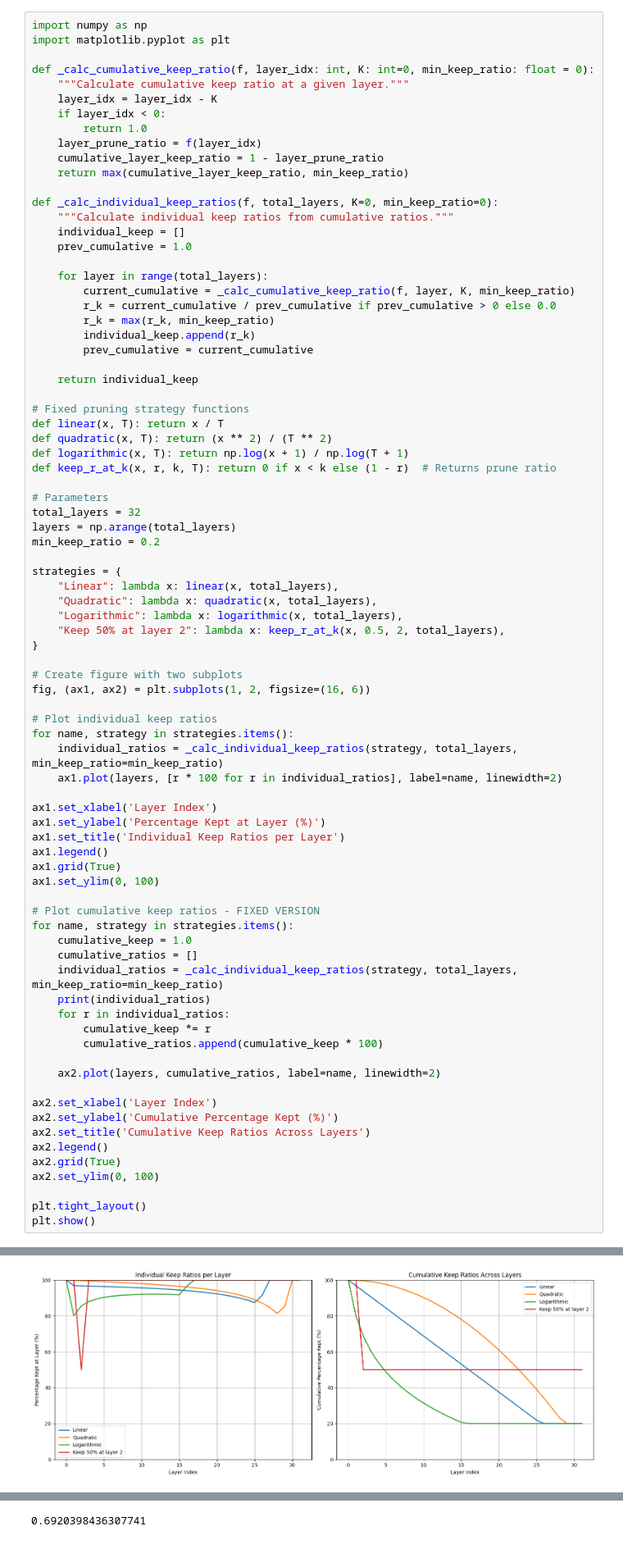
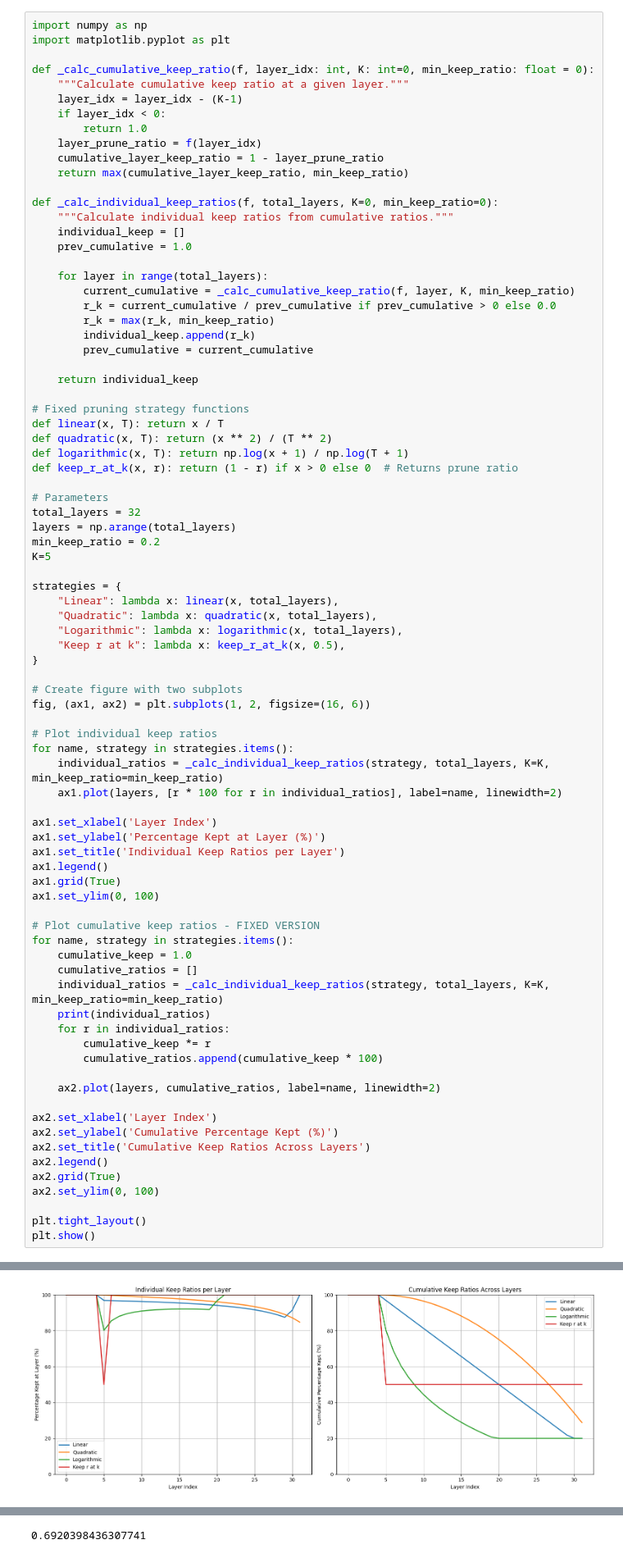
Before and after one commit to kinggongzilla/FastV, a Jupyter notebook: misc.ipynb, the cells around one changed output, grey strips where cells are left out. Shown at 82% size. Saved outputs shown, nothing was run; the diff lists cells and outputs as text.

Commit message:
fix to same K for keep_r_at_k and other strategies

```diff
--- a/misc.ipynb
+++ b/misc.ipynb
@@ -4,7 +4,7 @@ import matplotlib.pyplot as plt
 
 def _calc_cumulative_keep_ratio(f, layer_idx: int, K: int=0, min_keep_ratio: float = 0):
     """Calculate cumulative keep ratio at a given layer."""
-    layer_idx = layer_idx - K
+    layer_idx = layer_idx - (K-1)
     if layer_idx < 0:
         return 1.0
     layer_prune_ratio = f(layer_idx)
@@ -29,18 +29,19 @@ def _calc_individual_keep_ratios(f, total_layers, K=0, min_keep_ratio=0):
 def linear(x, T): return x / T
 def quadratic(x, T): return (x ** 2) / (T ** 2)
 def logarithmic(x, T): return np.log(x + 1) / np.log(T + 1)
-def keep_r_at_k(x, r, k, T): return 0 if x < k else (1 - r)  # Returns prune ratio
+def keep_r_at_k(x, r): return (1 - r) if x > 0 else 0  # Returns prune ratio
 
 # Parameters
 total_layers = 32
 layers = np.arange(total_layers)
 min_keep_ratio = 0.2
+K=5
 
 strategies = {
     "Linear": lambda x: linear(x, total_layers),
     "Quadratic": lambda x: quadratic(x, total_layers),
     "Logarithmic": lambda x: logarithmic(x, total_layers),
-    "Keep 50% at layer 2": lambda x: keep_r_at_k(x, 0.5, 2, total_layers),
+    "Keep r at k": lambda x: keep_r_at_k(x, 0.5),
 }
 
 # Create figure with two subplots
@@ -48,7 +49,7 @@ fig, (ax1, ax2) = plt.subplots(1, 2, figsize=(16, 6))
 
 # Plot individual keep ratios
 for name, strategy in strategies.items():
-    individual_ratios = _calc_individual_keep_ratios(strategy, total_layers, min_keep_ratio=min_keep_ratio)
+    individual_ratios = _calc_individual_keep_ratios(strategy, total_layers, K=K, min_keep_ratio=min_keep_ratio)
     ax1.plot(layers, [r * 100 for r in individual_ratios], label=name, linewidth=2)
 
 ax1.set_xlabel('Layer Index')
@@ -62,7 +63,7 @@ ax1.set_ylim(0, 100)
 for name, strategy in strategies.items():
     cumulative_keep = 1.0
     cumulative_ratios = []
-    individual_ratios = _calc_individual_keep_ratios(strategy, total_layers, min_keep_ratio=min_keep_ratio)
+    individual_ratios = _calc_individual_keep_ratios(strategy, total_layers, K=K, min_keep_ratio=min_keep_ratio)
     print(individual_ratios)
     for r in individual_ratios:
         cumulative_keep *= r
@@ -87 +88 @@ plt.show()
-[figure, old version]
+[figure, new version]
```
Also changed, not shown: parts of 3 cells of this notebook.
